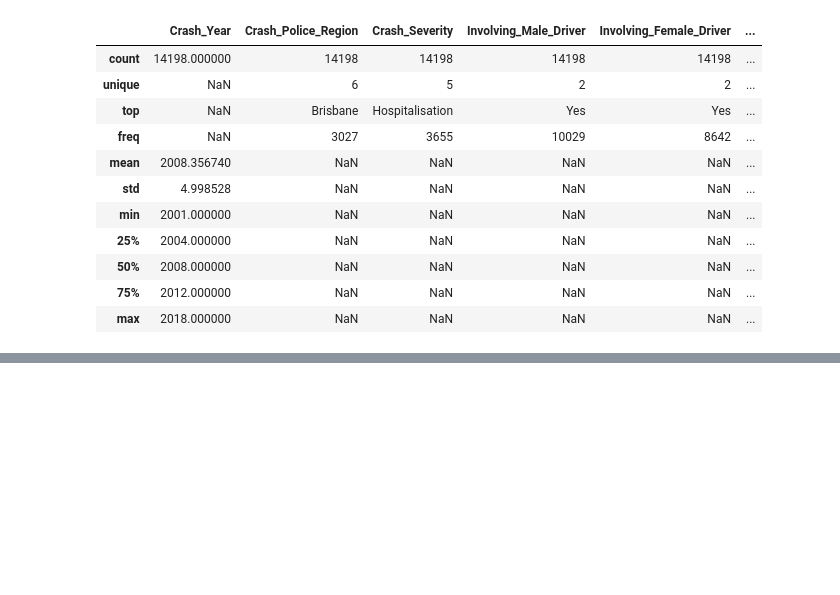
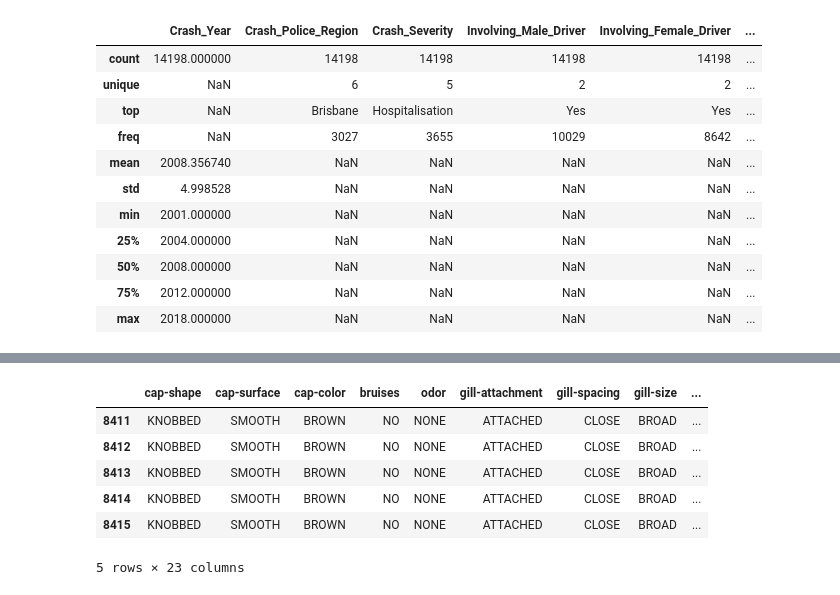
Before and after one commit to AmmaraRazzaq/DataAnalysis_with_Python, a Jupyter notebook: DataAnalysiswithPython.ipynb, the cells around one changed output, grey strips where cells are left out. Drawn from its saved outputs; the diff is of its cells as text; code cells hidden in the pictures; blank space fills up the shorter version.

```diff
--- a/DataAnalysiswithPython.ipynb
+++ b/DataAnalysiswithPython.ipynb
@@ -77,0 +97,10 @@ df.describe(include='all') #unique is the number of distinct objects in the colu
+# %%
+df.tail()
+# %% [output]
+|  | cap-shape | cap-surface | cap-color | bruises | odor | gill-attachment | gill-spacing | gill-size | ... |
+| 8411 | KNOBBED | SMOOTH | BROWN | NO | NONE | ATTACHED | CLOSE | BROAD | ... |
+| 8412 | KNOBBED | SMOOTH | BROWN | NO | NONE | ATTACHED | CLOSE | BROAD | ... |
+| 8413 | KNOBBED | SMOOTH | BROWN | NO | NONE | ATTACHED | CLOSE | BROAD | ... |
+| 8414 | KNOBBED | SMOOTH | BROWN | NO | NONE | ATTACHED | CLOSE | BROAD | ... |
+| 8415 | KNOBBED | SMOOTH | BROWN | NO | NONE | ATTACHED | CLOSE | BROAD | ... |
+5 rows × 23 columns
```
Also changed, not shown: parts of 13 cells of this notebook.
